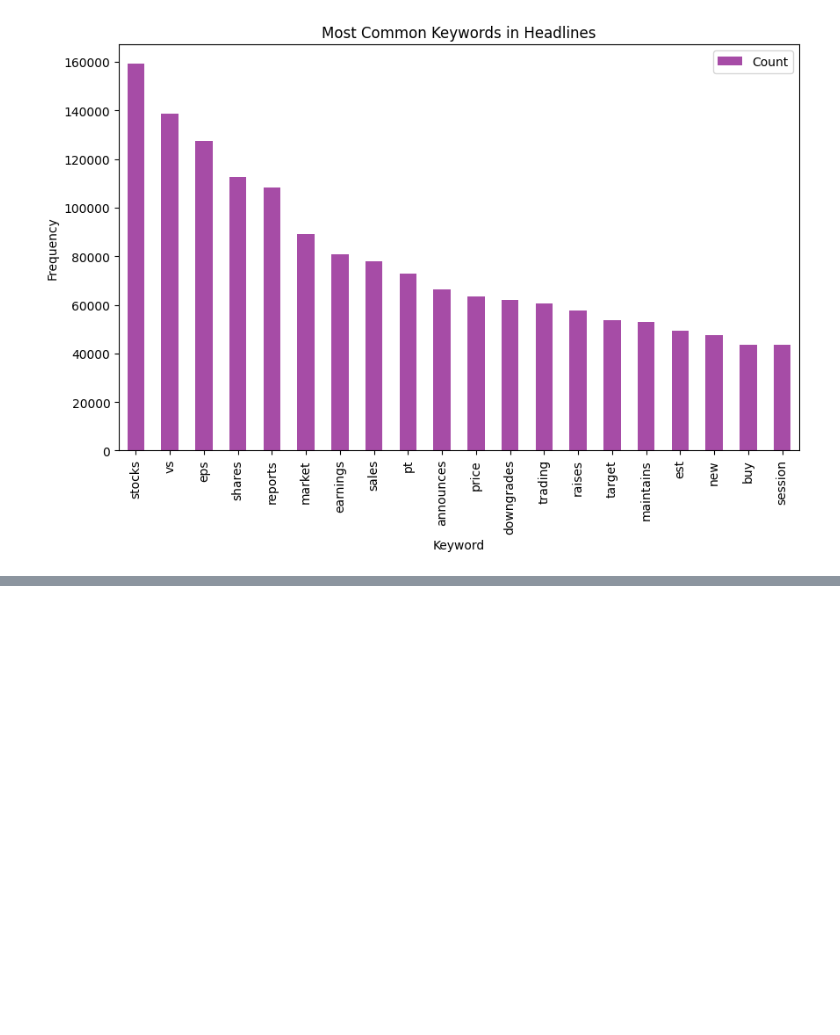
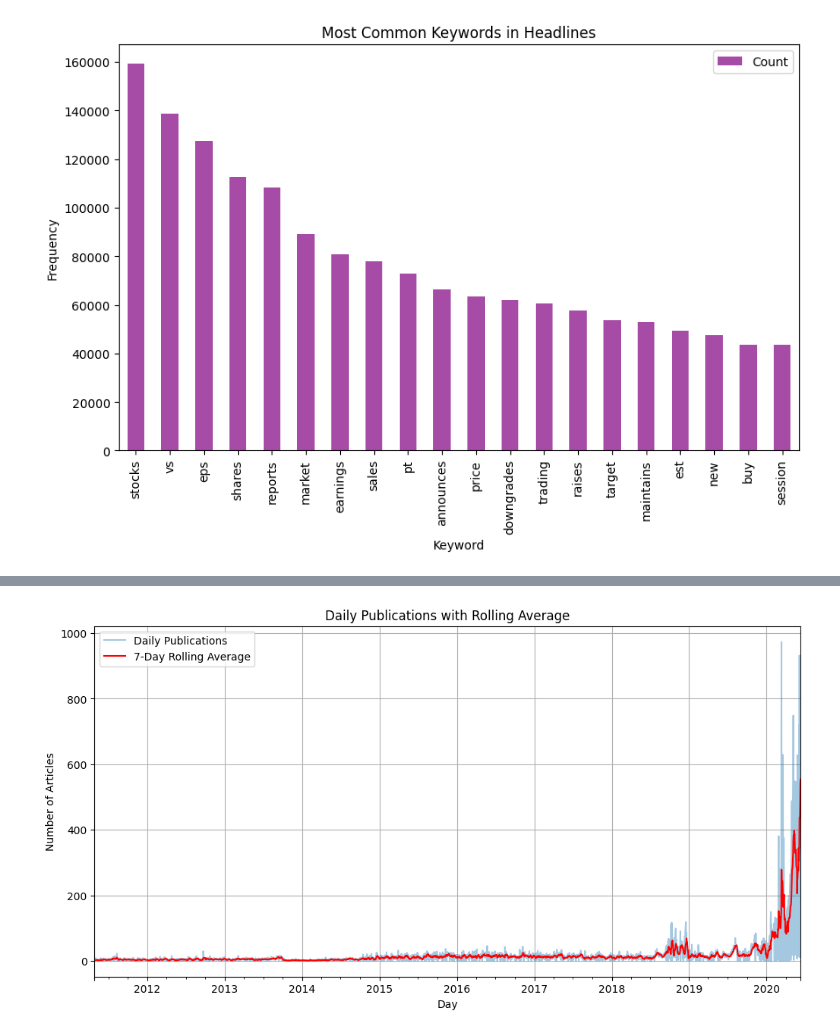
Before and after one commit to Nahom-ketsela/kaim-week-01, a Jupyter notebook: notebooks/FNSPID_Analysis.ipynb, the cells around one changed output, grey strips where cells are left out. Saved outputs shown, nothing was run; the diff lists cells and outputs as text; code cells hidden in the pictures; blank space fills up the shorter version.

```diff
--- a/notebooks/FNSPID_Analysis.ipynb
+++ b/notebooks/FNSPID_Analysis.ipynb
@@ -386,0 +505,16 @@ plt.show()
+# %%
+# Calculate rolling average (e.g., 7-day rolling window for daily data)
+rolling_avg = daily_publications.rolling(window=7).mean()
+
+# Plot rolling average
+plt.figure(figsize=(12, 6))
+daily_publications.plot(kind='line', alpha=0.4, label='Daily Publications')
+rolling_avg.plot(kind='line', color='red', label='7-Day Rolling Average')
+plt.title('Daily Publications with Rolling Average')
+plt.xlabel('Day')
+plt.ylabel('Number of Articles')
+plt.legend()
+plt.grid(True)
+plt.show()
+# %% [output]
+[figure, added]
```
Also changed, not shown: parts of 6 cells of this notebook.
